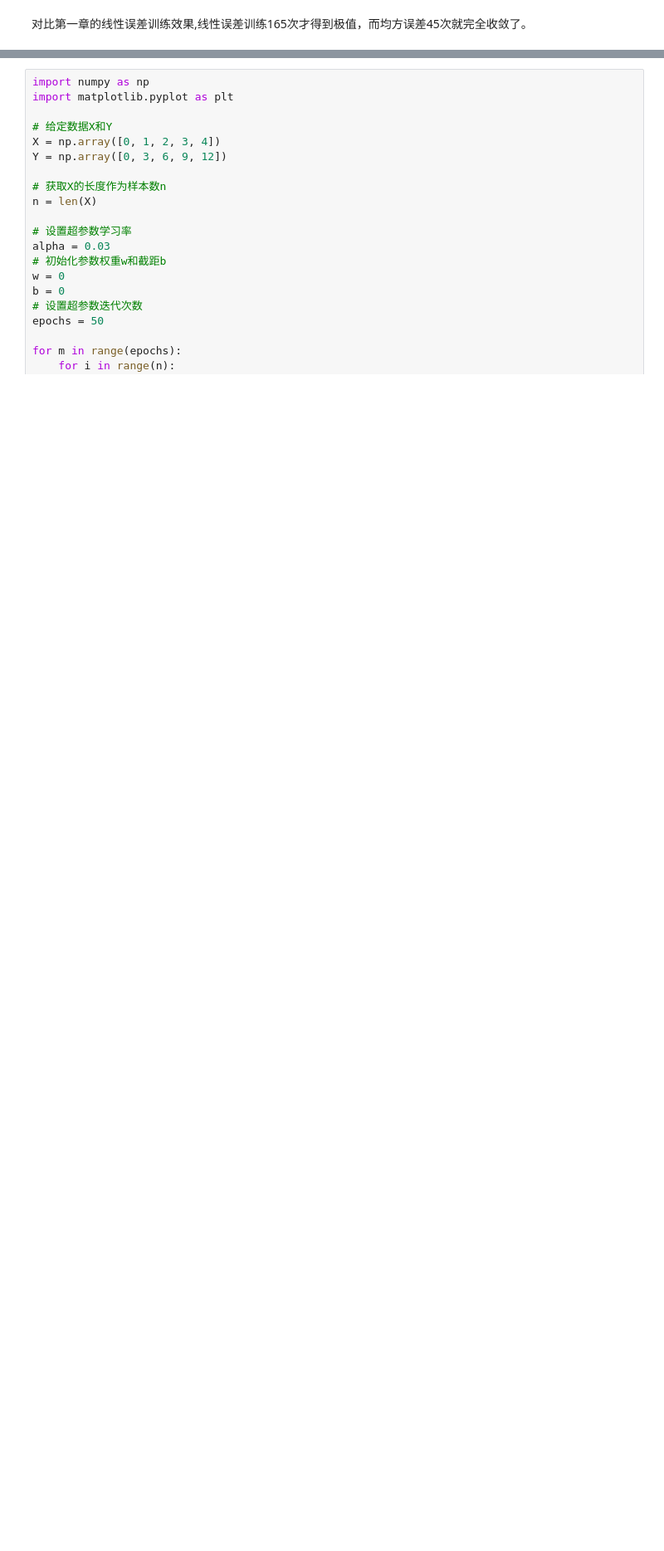
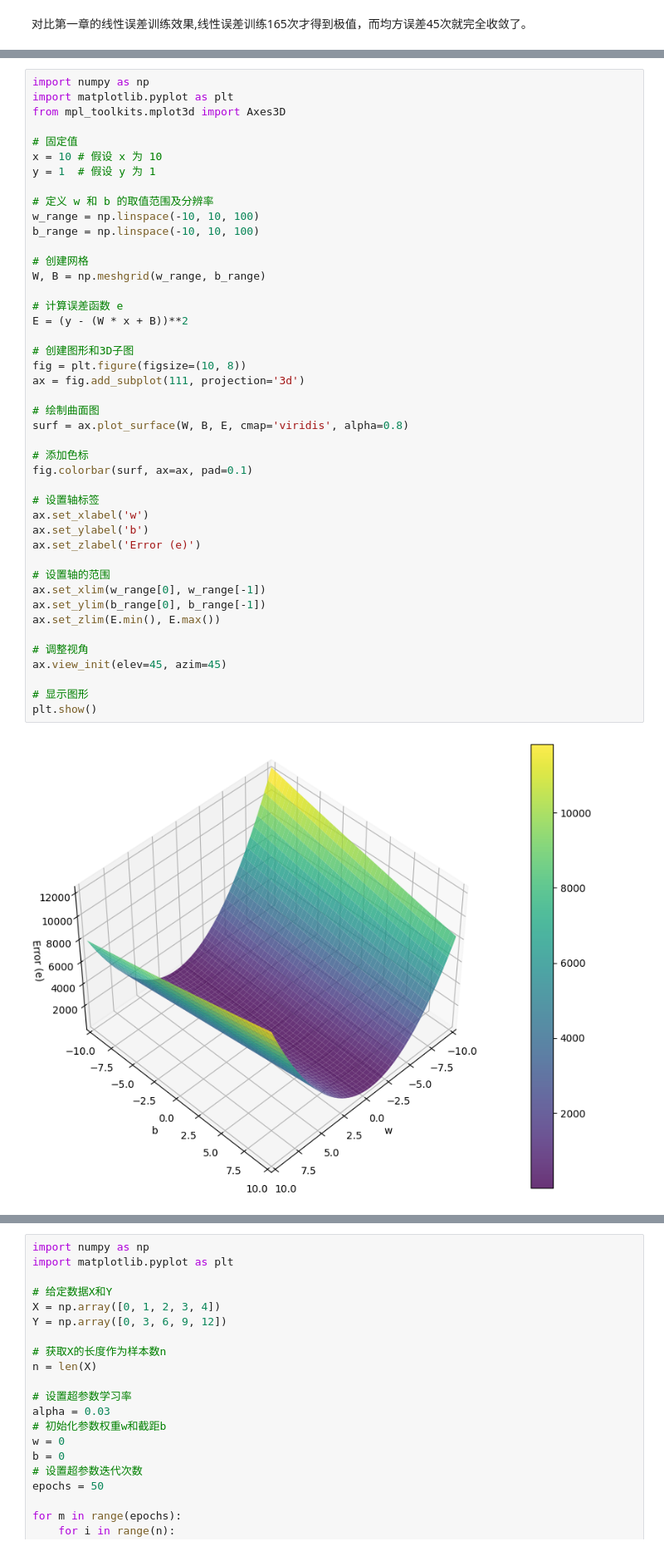
Before and after one commit to oiuv/Machine-Learning-Beginner, a Jupyter notebook: ML02.ipynb, the cells around one changed output, grey strips where cells are left out. Shown: that part at 83% size. Drawn from its saved outputs; the diff is of its cells as text; blank space fills up the shorter version.

```diff
--- a/ML02.ipynb
+++ b/ML02.ipynb
@@ -277,0 +259,46 @@ $$e = (y - (wx+b))^2$$
+# %%
+import numpy as np
+import matplotlib.pyplot as plt
+from mpl_toolkits.mplot3d import Axes3D
+
+# 固定值
+x = 10 # 假设 x 为 10
+y = 1  # 假设 y 为 1
+
+# 定义 w 和 b 的取值范围及分辨率
+w_range = np.linspace(-10, 10, 100)
+b_range = np.linspace(-10, 10, 100)
+
+# 创建网格
+W, B = np.meshgrid(w_range, b_range)
+
+# 计算误差函数 e
+E = (y - (W * x + B))**2
+
+# 创建图形和3D子图
+fig = plt.figure(figsize=(10, 8))
+ax = fig.add_subplot(111, projection='3d')
+
+# 绘制曲面图
+surf = ax.plot_surface(W, B, E, cmap='viridis', alpha=0.8)
+
+# 添加色标
+fig.colorbar(surf, ax=ax, pad=0.1)
+
+# 设置轴标签
+ax.set_xlabel('w')
+ax.set_ylabel('b')
+ax.set_zlabel('Error (e)')
+
+# 设置轴的范围
+ax.set_xlim(w_range[0], w_range[-1])
+ax.set_ylim(b_range[0], b_range[-1])
+ax.set_zlim(E.min(), E.max())
+
+# 调整视角
+ax.view_init(elev=45, azim=45)
+
+# 显示图形
+plt.show()
+# %% [output]
+[figure, added]
```
Also changed, not shown: parts of 4 cells of this notebook, 4 other files.
